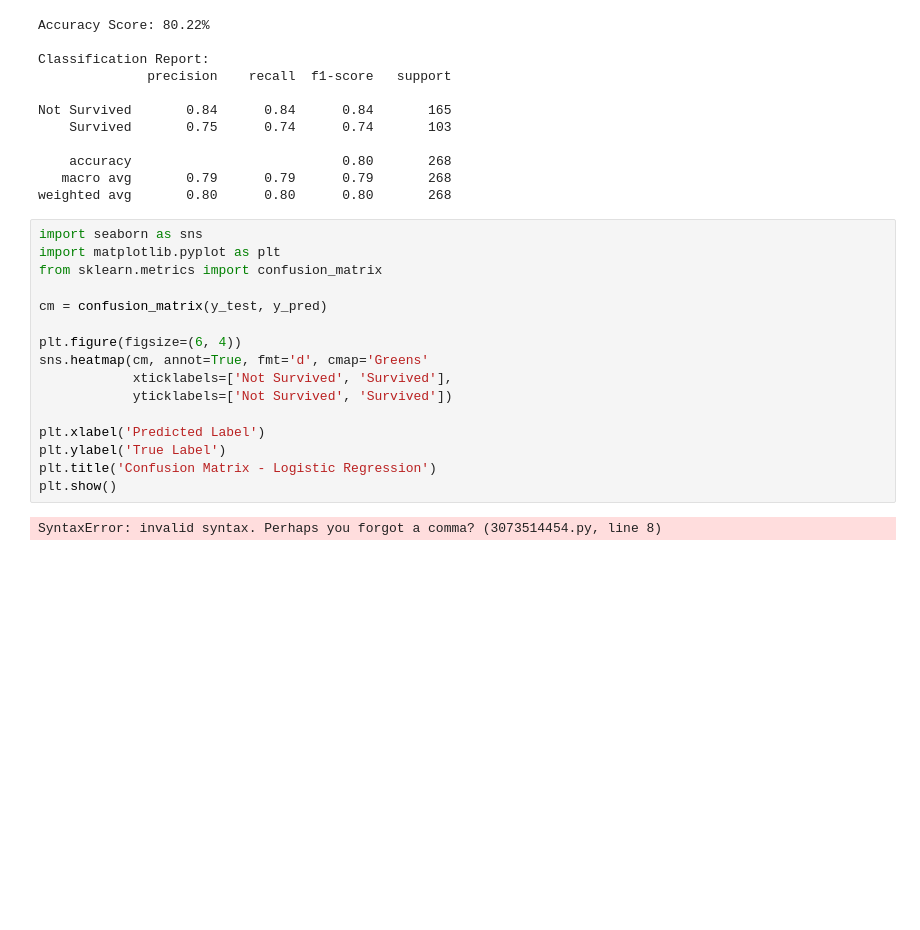
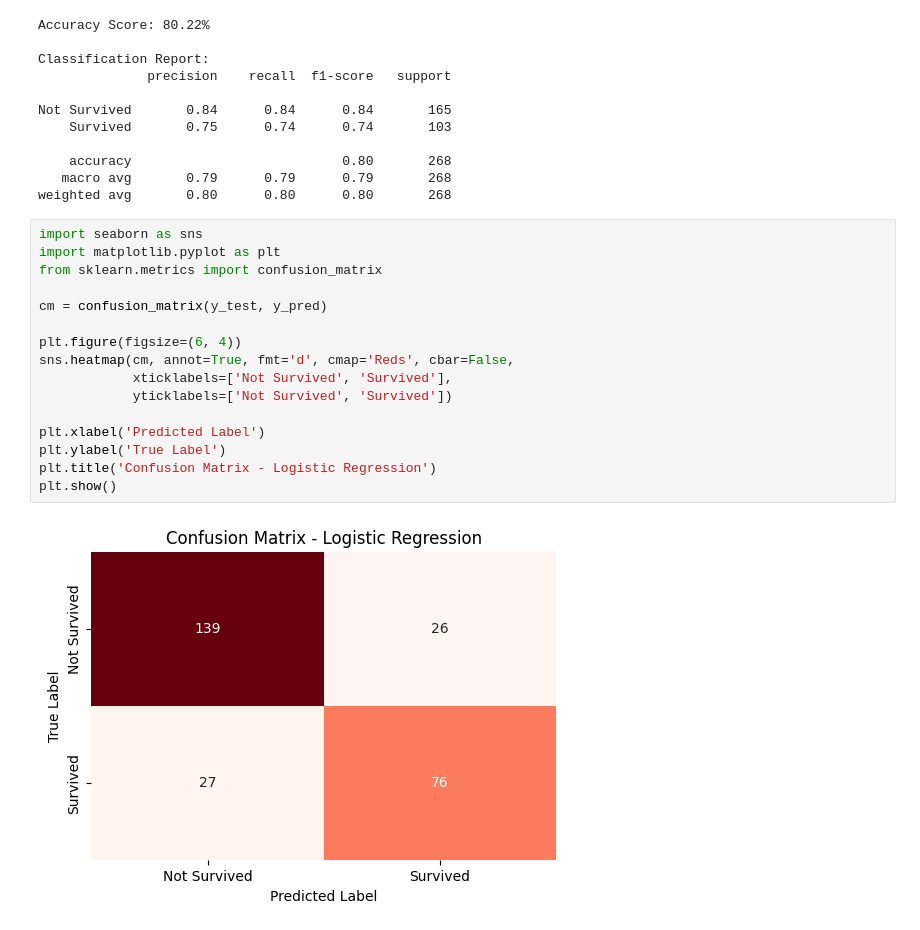
Before and after one commit to FatihHDR/data-mining, a Jupyter notebook: modul5/codelab.ipynb, the cells around one changed output. Saved outputs shown, nothing was run; the diff lists cells and outputs as text; blank space fills up the shorter version.

```diff
--- a/modul5/codelab.ipynb
+++ b/modul5/codelab.ipynb
@@ -59,18 +59,18 @@ weighted avg       0.80      0.80      0.80       268
 # %%
 import seaborn as sns
 import matplotlib.pyplot as plt
 from sklearn.metrics import confusion_matrix
 
 cm = confusion_matrix(y_test, y_pred)
 
 plt.figure(figsize=(6, 4))
-sns.heatmap(cm, annot=True, fmt='d', cmap='Greens'
+sns.heatmap(cm, annot=True, fmt='d', cmap='Reds', cbar=False,
             xticklabels=['Not Survived', 'Survived'],
             yticklabels=['Not Survived', 'Survived'])
 
 plt.xlabel('Predicted Label')
 plt.ylabel('True Label')
 plt.title('Confusion Matrix - Logistic Regression')
 plt.show()
 # %% [output]
-SyntaxError: invalid syntax. Perhaps you forgot a comma? (3073514454.py, line 8)
+[figure, added]
```
Also changed, not shown: 4 other files.
